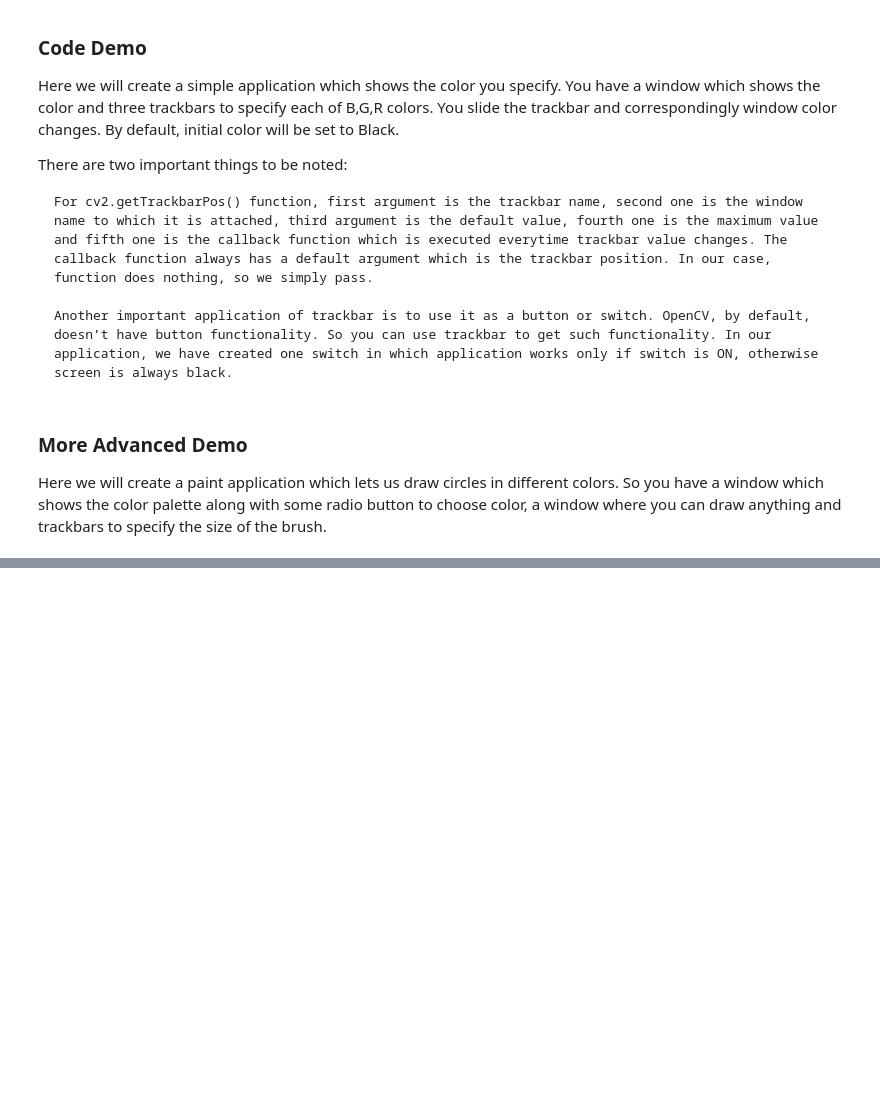
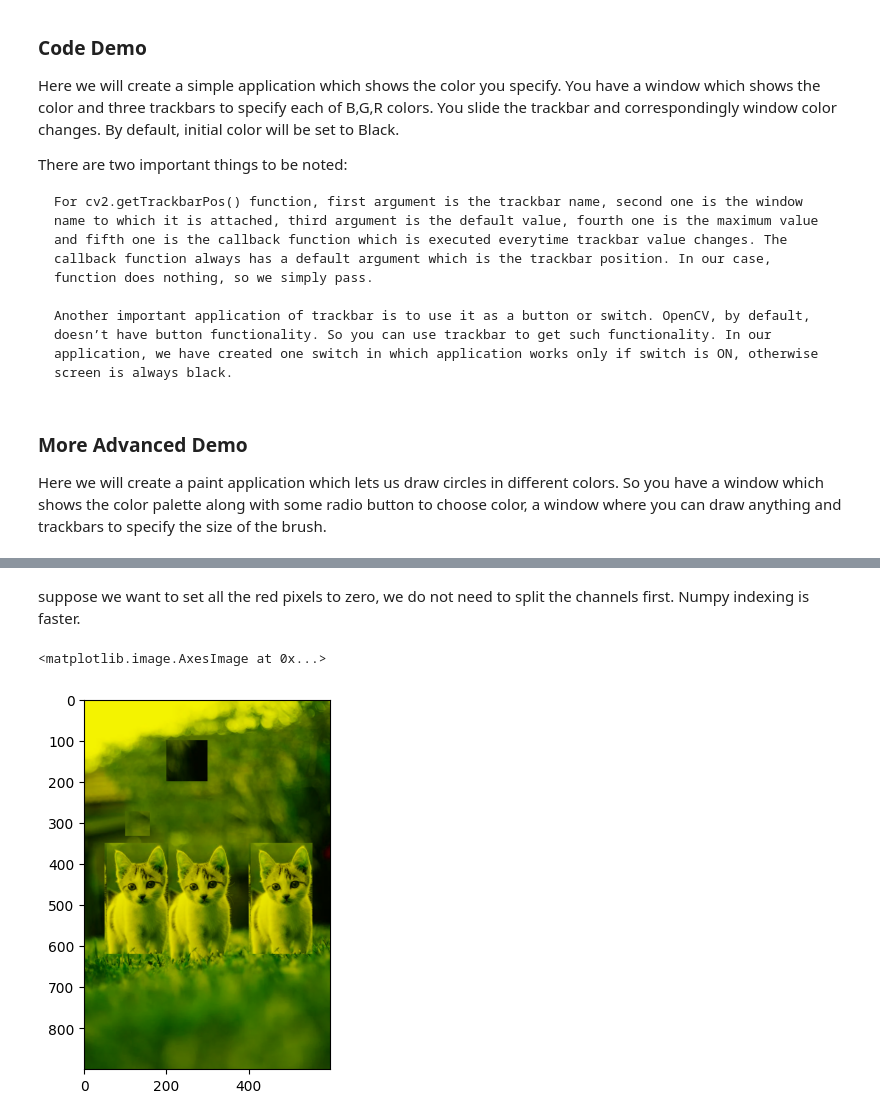
Before and after one commit to AlrIsmail/robotics_fundamentals, a Jupyter notebook: opencv.ipynb, the cells around one changed output, grey strips where cells are left out. Drawn from its saved outputs; the diff is of its cells as text; code cells hidden in the pictures; blank space fills up the shorter version.

```diff
--- a/opencv.ipynb
+++ b/opencv.ipynb
@@ -855,0 +963,8 @@ cv.destroyAllWindows()
+# %% [markdown]
+suppose we want to set all the red pixels to zero, we do not need to split the channels first. Numpy indexing is faster.
+# %%
+img[:, :, 2] = 0
+plt.imshow(img)
+# %% [output]
+<matplotlib.image.AxesImage at 0x...>
+[figure, added]
```
Also changed, not shown: parts of 17 cells of this notebook.
